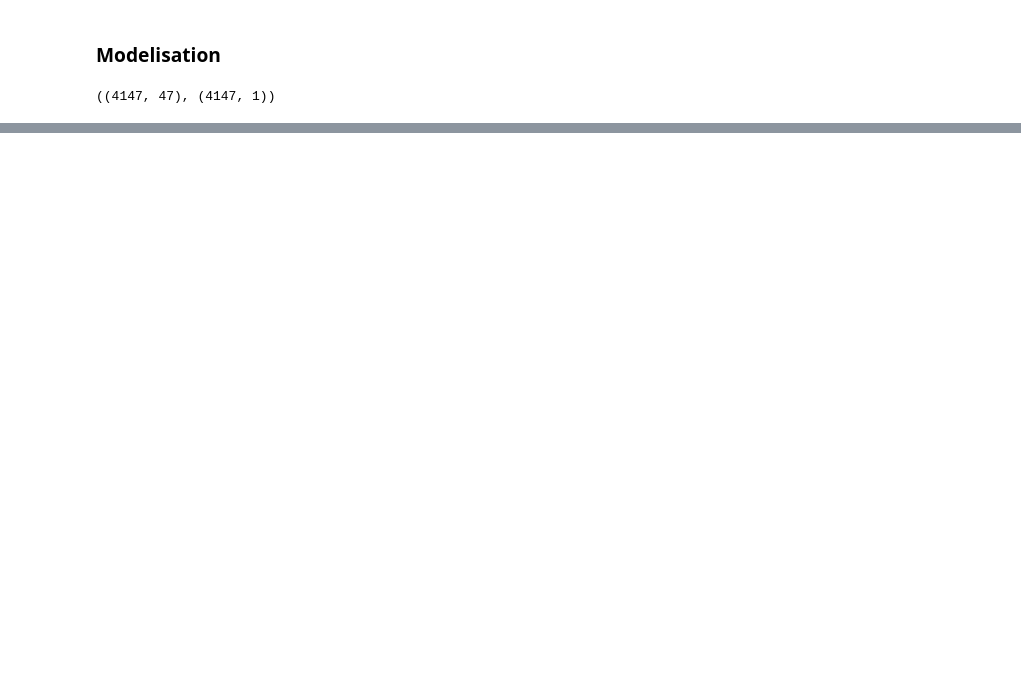
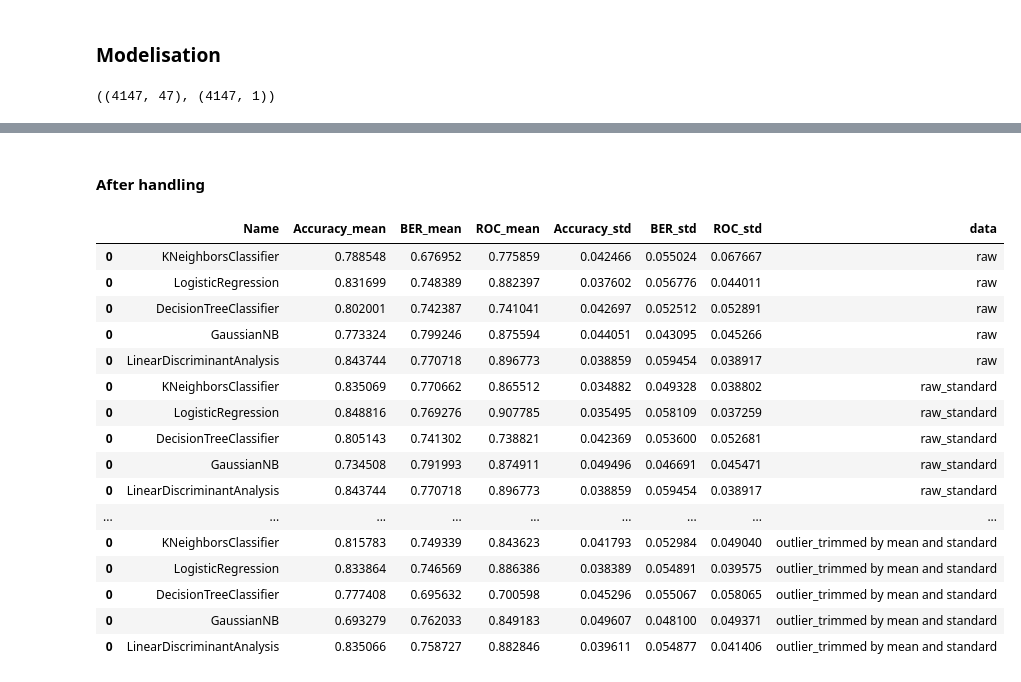
Before and after one commit to AdvancedGroupBootcamp/ai_marie_alex_moussa, a Jupyter notebook: ADA_Project/Model Comparaison.ipynb, the cells around one changed output, grey strips where cells are left out. Cells and saved outputs as stored; diff of their text form; code cells hidden in the pictures; blank space fills up the shorter version.

Commit message:
update with outlier trim

```diff
--- a/ADA_Project/Model Comparaison.ipynb
+++ b/ADA_Project/Model Comparaison.ipynb
@@ -200,0 +212,9 @@ LinearDiscriminantAnalysis
+# %%
+### For normalized data
+
+ada_train_data_standard=normalize_num_cols(ada_train_data)
+ada_valid_data_standard=normalize_num_cols(ada_valid_data)
+
+accuracy_df_stand=get_accuray(ada_train_data_standard,ada_train_label,ada_valid_data_standard,ada_valid_label)
+# %% [markdown]
+#### After handling
@@ -200,0 +261,39 @@ LinearDiscriminantAnalysis
+# %%
+ada_train_data=fill_outlier(ada_train_data,method="knn")
+ada_valid_data=fill_outlier(ada_valid_data,method="knn")
+
+accuracy_df_outlier_trim=get_accuray(ada_train_data,ada_train_label,ada_valid_data,ada_valid_label)
+# %%
+ada_train_data_standard=normalize_num_cols(ada_train_data)
+ada_valid_data_standard=normalize_num_cols(ada_valid_data)
+
+accuracy_df_outlier_trim_stand=get_accuray(ada_train_data_standard,ada_train_label,ada_valid_data_standard,ada_valid_label)
+# %%
+accuracy_df["data"]="raw"
+accuracy_df_stand["data"]="raw_standard"
+accuracy_df_outlier_trim["data"]="outlier_trimmed by mean"
+accuracy_df_outlier_trim_stand["data"]="outlier_trimmed by mean and standard"
+
+accuracies=[accuracy_df,accuracy_df_stand,accuracy_df_outlier_trim,accuracy_df_outlier_trim_stand]
+
+accuracies_df=pd.concat(accuracies)
+# %%
+accuracies_df
+# %% [output]
+|  | Name | Accuracy_mean | BER_mean | ROC_mean | Accuracy_std | BER_std | ROC_std | data |
+| 0 | KNeighborsClassifier | 0.788548 | 0.676952 | 0.775859 | 0.042466 | 0.055024 | 0.067667 | raw |
+| 0 | LogisticRegression | 0.831699 | 0.748389 | 0.882397 | 0.037602 | 0.056776 | 0.044011 | raw |
+| 0 | DecisionTreeClassifier | 0.802001 | 0.742387 | 0.741041 | 0.042697 | 0.052512 | 0.052891 | raw |
+| 0 | GaussianNB | 0.773324 | 0.799246 | 0.875594 | 0.044051 | 0.043095 | 0.045266 | raw |
+| 0 | LinearDiscriminantAnalysis | 0.843744 | 0.770718 | 0.896773 | 0.038859 | 0.059454 | 0.038917 | raw |
+| 0 | KNeighborsClassifier | 0.835069 | 0.770662 | 0.865512 | 0.034882 | 0.049328 | 0.038802 | raw_standard |
+| 0 | LogisticRegression | 0.848816 | 0.769276 | 0.907785 | 0.035495 | 0.058109 | 0.037259 | raw_standard |
+| 0 | DecisionTreeClassifier | 0.805143 | 0.741302 | 0.738821 | 0.042369 | 0.053600 | 0.052681 | raw_standard |
+| 0 | GaussianNB | 0.734508 | 0.791993 | 0.874911 | 0.049496 | 0.046691 | 0.045471 | raw_standard |
+| 0 | LinearDiscriminantAnalysis | 0.843744 | 0.770718 | 0.896773 | 0.038859 | 0.059454 | 0.038917 | raw_standard |
+| ... | ... | ... | ... | ... | ... | ... | ... | ... |
+| 0 | KNeighborsClassifier | 0.815783 | 0.749339 | 0.843623 | 0.041793 | 0.052984 | 0.049040 | outlier_trimmed by mean and standard |
+| 0 | LogisticRegression | 0.833864 | 0.746569 | 0.886386 | 0.038389 | 0.054891 | 0.039575 | outlier_trimmed by mean and standard |
+| 0 | DecisionTreeClassifier | 0.777408 | 0.695632 | 0.700598 | 0.045296 | 0.055067 | 0.058065 | outlier_trimmed by mean and standard |
+| 0 | GaussianNB | 0.693279 | 0.762033 | 0.849183 | 0.049607 | 0.048100 | 0.049371 | outlier_trimmed by mean and standard |
+| 0 | LinearDiscriminantAnalysis | 0.835066 | 0.758727 | 0.882846 | 0.039611 | 0.054877 | 0.041406 | outlier_trimmed by mean and standard |
```
Also changed, not shown: parts of 12 cells of this notebook.
